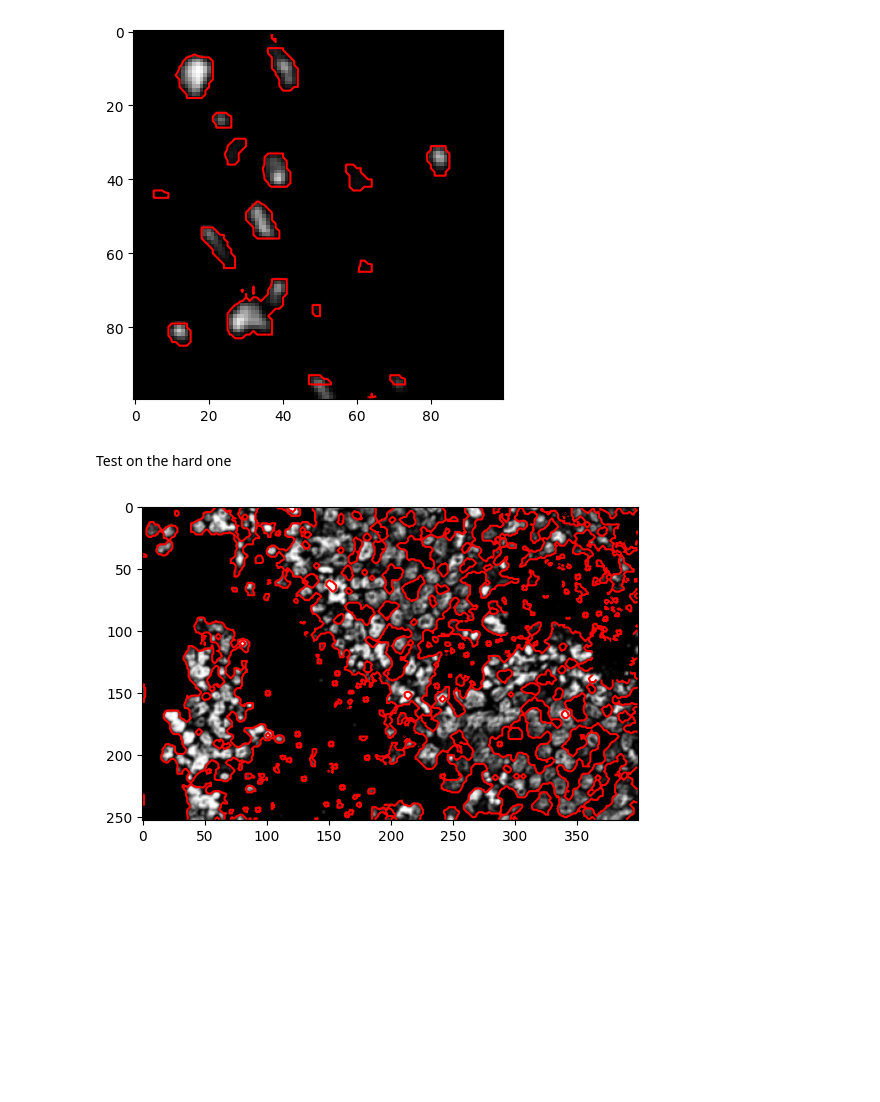
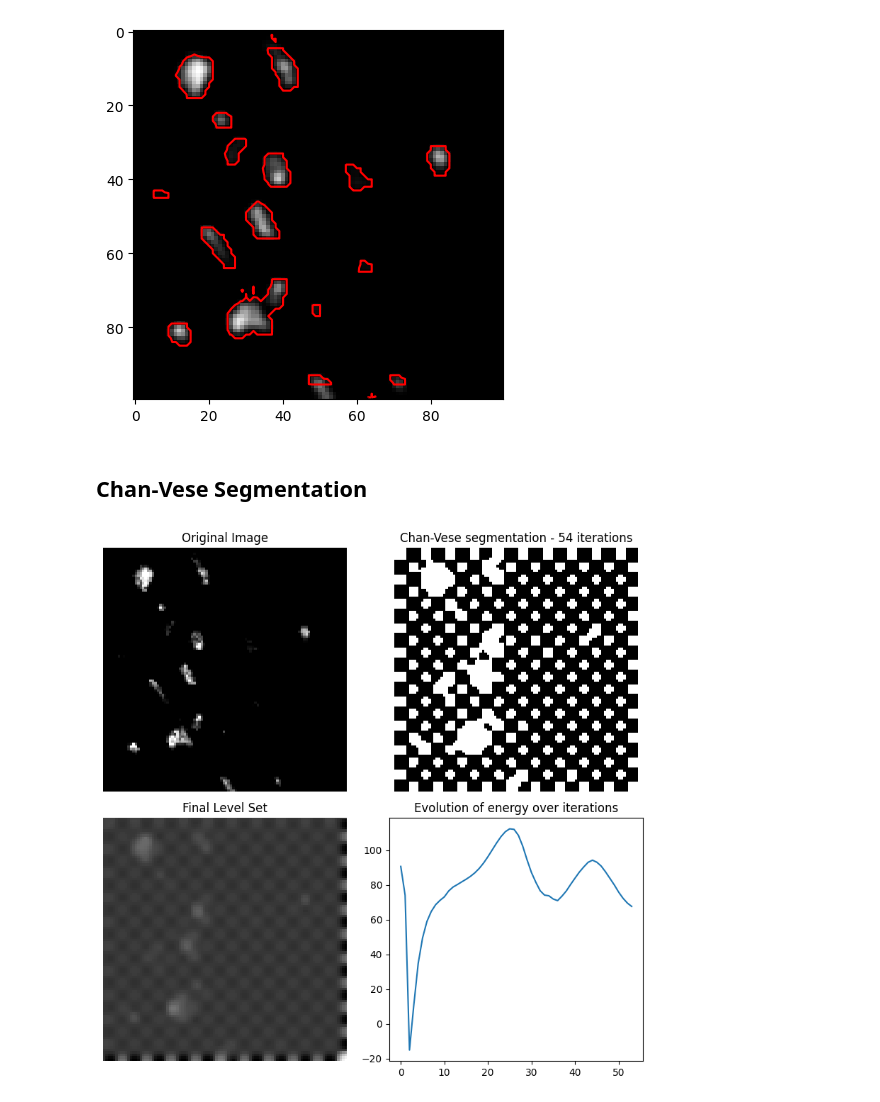
Before and after one commit to jgu13/CellSeg, a Jupyter notebook: Scripts/Test.ipynb, the cells around one changed output. Drawn from its saved outputs; the diff is of its cells as text; code cells hidden in the pictures; blank space fills up the shorter version.

```diff
--- a/Scripts/Test.ipynb
+++ b/Scripts/Test.ipynb
@@ -341,28 +298,40 @@ ax.imshow(img, cmap='gray')
 psi = draw_curve(psi, axis=ax)
 # %% [output]
 [figure]
-# %% [markdown]
-Test on the hard one
-# %%
-# read in cell image
-img = imread(os.path.join(image_dir, "cropped_cell_im.png"))
-# img = np.clip(img, 0, 255)
-img = cv.GaussianBlur(img, (3,3), sigmaX=1, borderType=cv.BORDER_DEFAULT)
-
-# initialize a large rectangle
-contour_layer = np.zeros_like(img)
-start = (1,1)
-end = (contour_layer.shape[0]-1, contour_layer.shape[1]-1)
-rr, cc = rectangle(start=start, end=end)
-contour_layer[rr, cc] = 255
-
-# initalize psi
-psi = initialize(contour_layer)
-
-# evolve the contour with psi
-psi = curve_evolution(contour_layer, img, dt=0.2, max_iter=400)
-fig, ax = plt.subplots()
-ax.imshow(img, cmap='gray')
-psi = draw_curve(psi, axis=ax)
-# %% [output]
-[figure, removed]
+# %% [markdown]
+## Chan-Vese Segmentation
+# %%
+import matplotlib.pyplot as plt
+from skimage import data, img_as_float
+from skimage.segmentation import chan_vese
+from skimage.io import imread, imsave
+
+image = imread(os.path.join(image_dir, "test_easy_img.png"))
+# Feel free to play around with the parameters to see how they impact the result
+cv = chan_vese(image, mu=0.25, lambda1=1, lambda2=1, tol=1e-3,
+               max_num_iter=200, dt=0.5, init_level_set="checkerboard",
+               extended_output=True)
+
+fig, axes = plt.subplots(2, 2, figsize=(8, 8))
+ax = axes.flatten()
+
+ax[0].imshow(image, cmap="gray")
+ax[0].set_axis_off()
+ax[0].set_title("Original Image", fontsize=12)
+
+ax[1].imshow(cv[0], cmap="gray")
+ax[1].set_axis_off()
+title = f'Chan-Vese segmentation - {len(cv[2])} iterations'
+ax[1].set_title(title, fontsize=12)
+
+ax[2].imshow(cv[1], cmap="gray")
+ax[2].set_axis_off()
+ax[2].set_title("Final Level Set", fontsize=12)
+
+ax[3].plot(cv[2])
+ax[3].set_title("Evolution of energy over iterations", fontsize=12)
+
+fig.tight_layout()
+plt.show()
+# %% [output]
+[figure, added]
```
Also changed, not shown: parts of 8 cells of this notebook, 5 other files.
